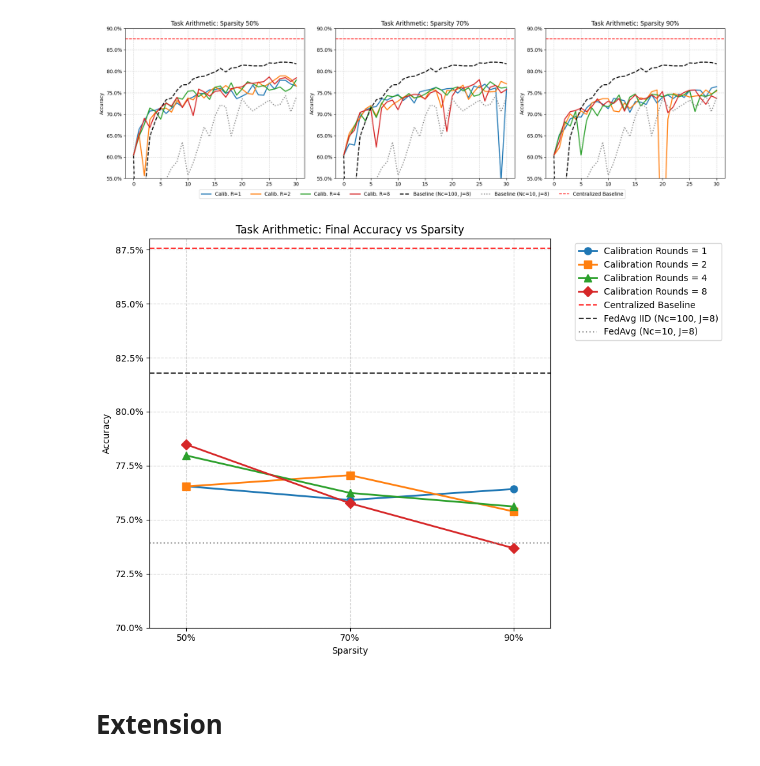
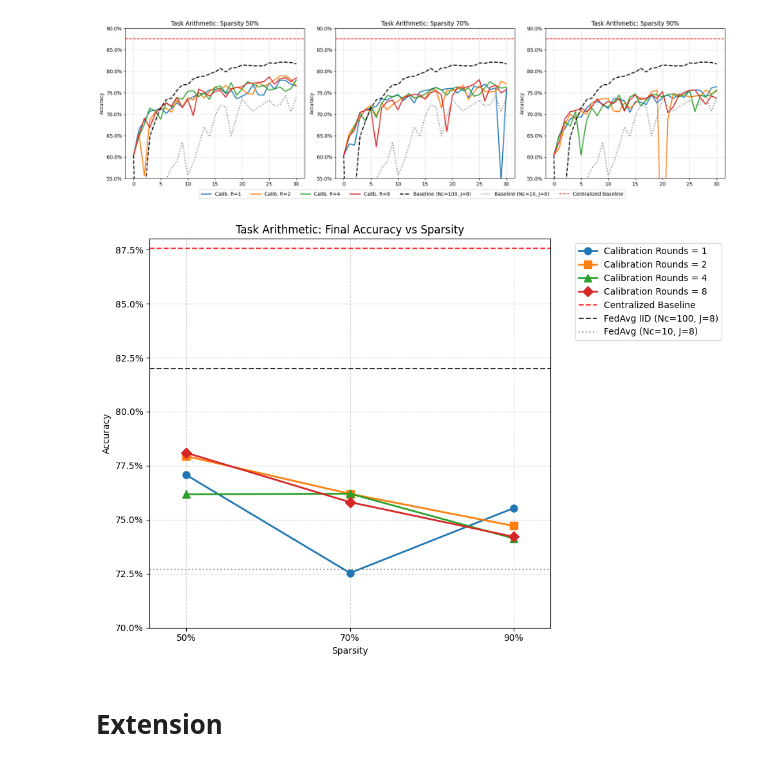
Before and after one commit to erikscolaro/FL-task-arithmetic, a Jupyter notebook: notebooks/plots.ipynb, the cells around one changed output. Cells and saved outputs as stored; diff of their text form; code cells hidden in the pictures.

```diff
--- a/notebooks/Wandb_Plots.ipynb
+++ b/notebooks/plots.ipynb
@@ -374,7 +464,7 @@ from matplotlib.ticker import PercentFormatter
 METRIC = "accuracy"
 X_AXIS = "epoch"
 CENTRALIZED_ACC = 0.8755
-AVG_WINDOW = 0  # media sui round [30-AVG_WINDOW, 30]
+AVG_WINDOW = 5  # media sui round [30-AVG_WINDOW, 30]
 
 # 1. Define Run Mapping (Sparsity -> Rounds -> Group Name)
 ta_groups_config = {
@@ -452,7 +542,7 @@ dpi = 100
 
 # Padding percentuale per l'asse X
 x_padding = 0.05  # 5% di padding su ogni lato
-max_sparsity = 95
+max_sparsity = 90
 
 fig = plt.figure(figsize=(width_px / dpi, height_px / dpi), dpi=dpi)
 
@@ -489,35 +579,39 @@ for i, (label, val) in enumerate(baseline_vals.items()):
     if val is not None:
         plt.axhline(
             y=val,
             color=colors[i],
             linestyle=styles[i],
             label=f"{label}",
             alpha=0.8,
         )
 
 # Styling
 plt.title("Task Arithmetic: Final Accuracy vs Sparsity")
 plt.ylabel("Accuracy")
 plt.gca().yaxis.set_major_formatter(PercentFormatter(1))
 min_sparsity = min(sparsities)
 max_sparsity_tick = max(sparsities)
 padding = max_sparsity_tick * x_padding
 plt.xlim(min_sparsity - padding, max_sparsity_tick + padding)
 
 plt.xticks(sparsities, [f"{s}%" for s in sparsities])
 plt.xlabel("Sparsity")
 
 plt.grid(True, linestyle="--", alpha=0.5)
 plt.ylim(0.70, 0.88)
 
 # Legend
 plt.legend(bbox_to_anchor=(1.05, 1), loc="upper left")
 
 plt.tight_layout()
-
+plt.savefig(
+    "../report/images/task_arithmetic_final_accuracy_vs_sparsity.png",
+    dpi=300,
+    bbox_inches="tight",
+)
 plt.show()
 # %% [output]
-[figure, old version]
+[figure, new version]
 # %% [markdown]
 # Extension
 # %%
```
Also changed, not shown: parts of 6 cells of this notebook, 1 other file.
